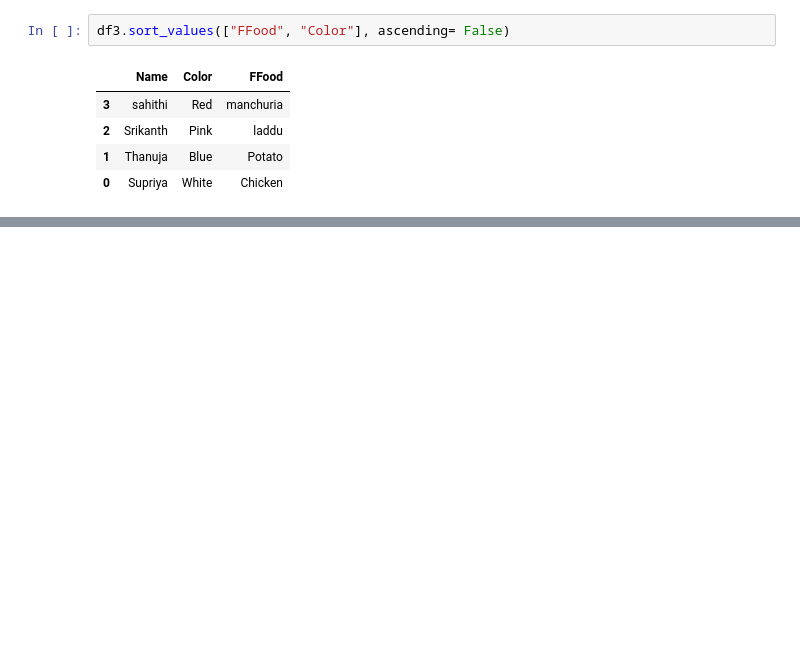
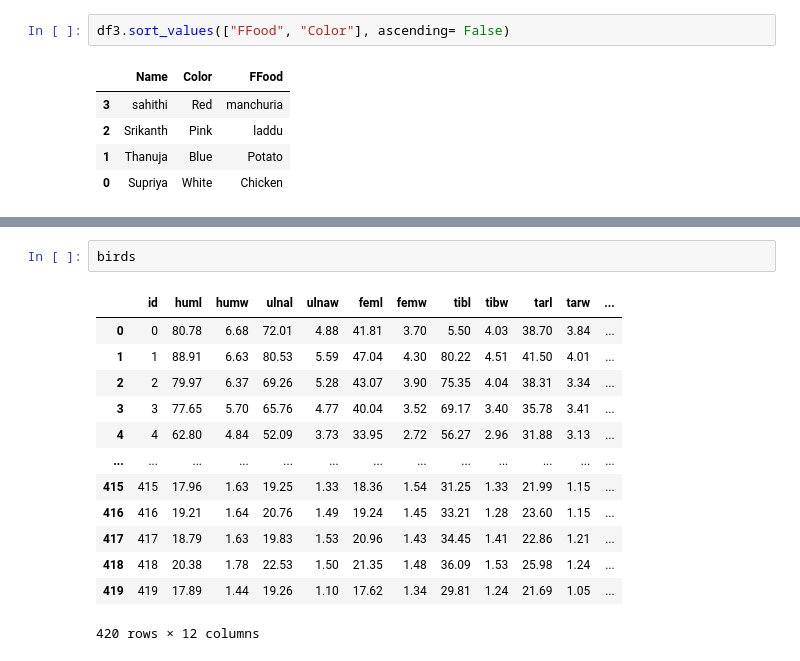
Before and after one commit to AP-State-Skill-Development-Corporation/DataScience-Python, a Jupyter notebook: Day9_29-09-2021/Day9_29-09-2021.ipynb, the cells around one changed output, grey strips where cells are left out. Cells and saved outputs as stored; diff of their text form; blank space fills up the shorter version.

```diff
--- a/Day9_29-09-2021/Day9_29-09-2021.ipynb
+++ b/Day9_29-09-2021/Day9_29-09-2021.ipynb
@@ -459,0 +683,16 @@ df3.sort_values(["FFood", "Color"], ascending= False)
+# %%
+birds
+# %% [output]
+|  | id | huml | humw | ulnal | ulnaw | feml | femw | tibl | tibw | tarl | tarw | ... |
+| 0 | 0 | 80.78 | 6.68 | 72.01 | 4.88 | 41.81 | 3.70 | 5.50 | 4.03 | 38.70 | 3.84 | ... |
+| 1 | 1 | 88.91 | 6.63 | 80.53 | 5.59 | 47.04 | 4.30 | 80.22 | 4.51 | 41.50 | 4.01 | ... |
+| 2 | 2 | 79.97 | 6.37 | 69.26 | 5.28 | 43.07 | 3.90 | 75.35 | 4.04 | 38.31 | 3.34 | ... |
+| 3 | 3 | 77.65 | 5.70 | 65.76 | 4.77 | 40.04 | 3.52 | 69.17 | 3.40 | 35.78 | 3.41 | ... |
+| 4 | 4 | 62.80 | 4.84 | 52.09 | 3.73 | 33.95 | 2.72 | 56.27 | 2.96 | 31.88 | 3.13 | ... |
+| ... | ... | ... | ... | ... | ... | ... | ... | ... | ... | ... | ... | ... |
+| 415 | 415 | 17.96 | 1.63 | 19.25 | 1.33 | 18.36 | 1.54 | 31.25 | 1.33 | 21.99 | 1.15 | ... |
+| 416 | 416 | 19.21 | 1.64 | 20.76 | 1.49 | 19.24 | 1.45 | 33.21 | 1.28 | 23.60 | 1.15 | ... |
+| 417 | 417 | 18.79 | 1.63 | 19.83 | 1.53 | 20.96 | 1.43 | 34.45 | 1.41 | 22.86 | 1.21 | ... |
+| 418 | 418 | 20.38 | 1.78 | 22.53 | 1.50 | 21.35 | 1.48 | 36.09 | 1.53 | 25.98 | 1.24 | ... |
+| 419 | 419 | 17.89 | 1.44 | 19.26 | 1.10 | 17.62 | 1.34 | 29.81 | 1.24 | 21.69 | 1.05 | ... |
+420 rows × 12 columns
```
Also changed, not shown: parts of 43 cells of this notebook, 3 other files.
